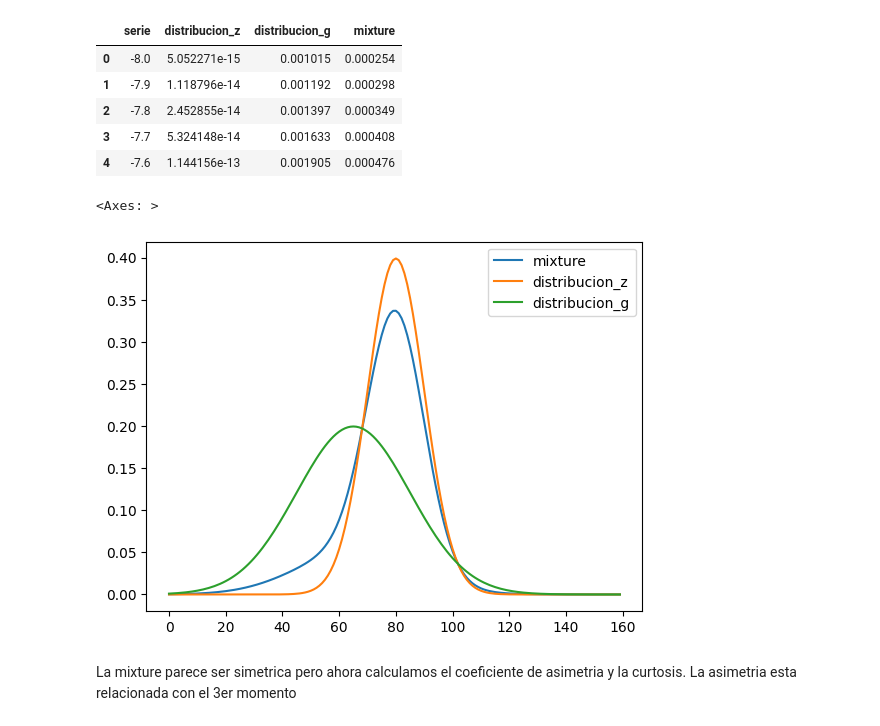
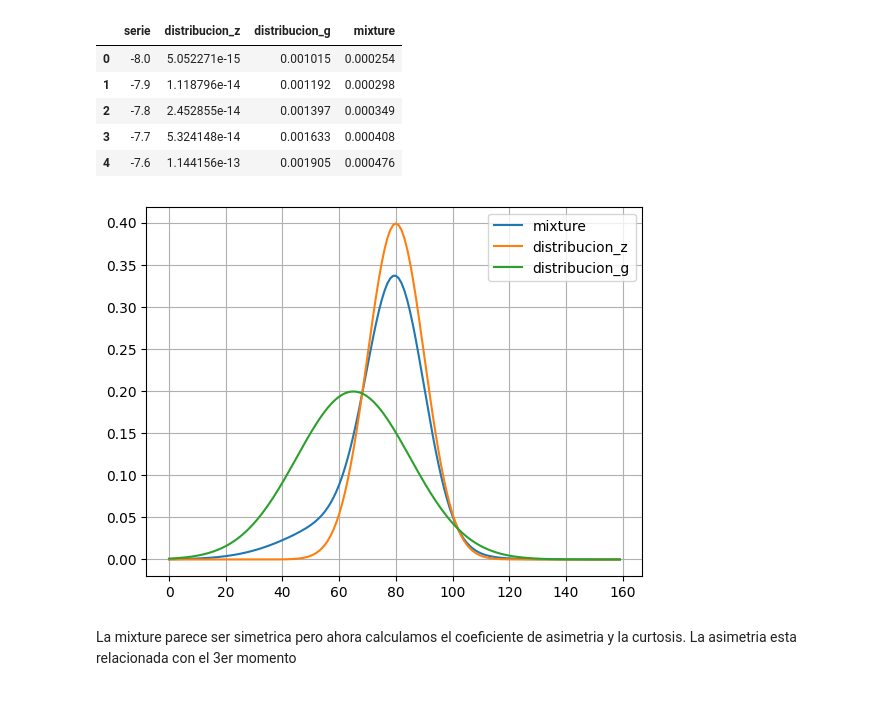
Before and after one commit to carbonecar/modelado_estocastico, a Jupyter notebook: ejer_clase_1.ipynb, the cells around one changed output. Saved outputs shown, nothing was run; the diff lists cells and outputs as text; code cells hidden in the pictures.

```diff
--- a/ejer_clase_1.ipynb
+++ b/ejer_clase_1.ipynb
@@ -33,10 +33,9 @@ df_datos.head()
 # %%
 df_datos['mixture'].plot(legend='mixture')
 df_datos['distribucion_z'].plot(legend='distribucion z')
-df_datos['distribucion_g'].plot(legend='distribucion g')
+df_datos['distribucion_g'].plot(legend='distribucion g').grid()
 # %% [output]
-<Axes: >
-[figure, old version]
+[figure, new version]
 # %% [markdown]
 La mixture parece ser simetrica pero ahora calculamos el coeficiente de asimetria y la curtosis.
 La asimetria esta relacionada con el 3er momento
```
Also changed, not shown: 20 other files.
